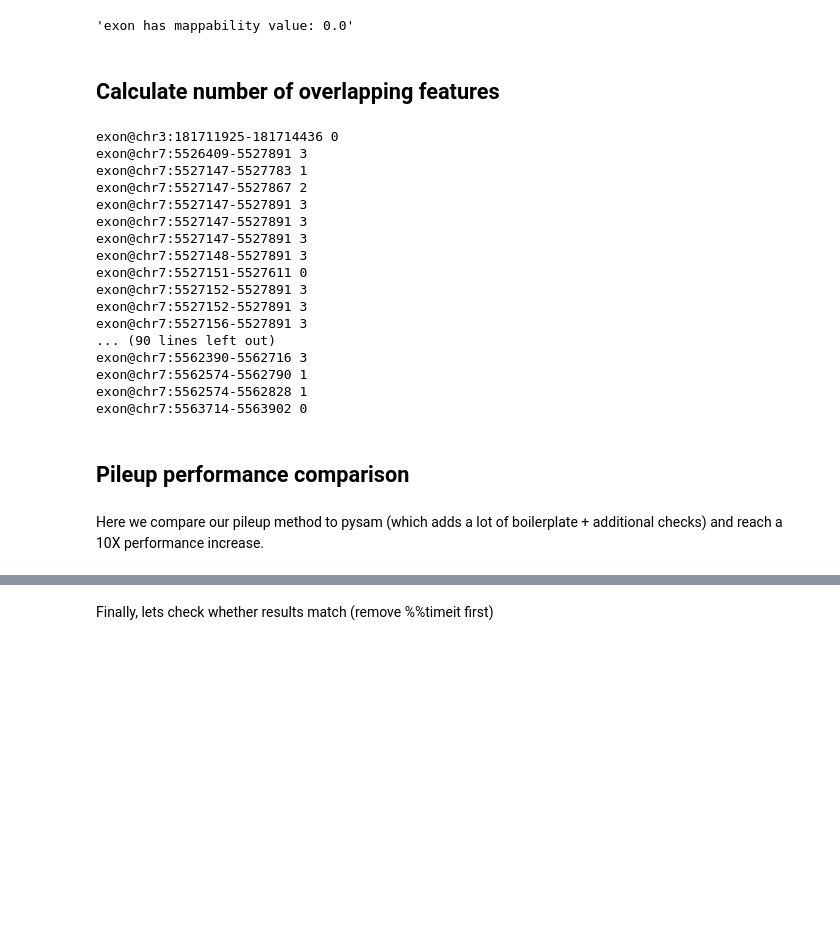
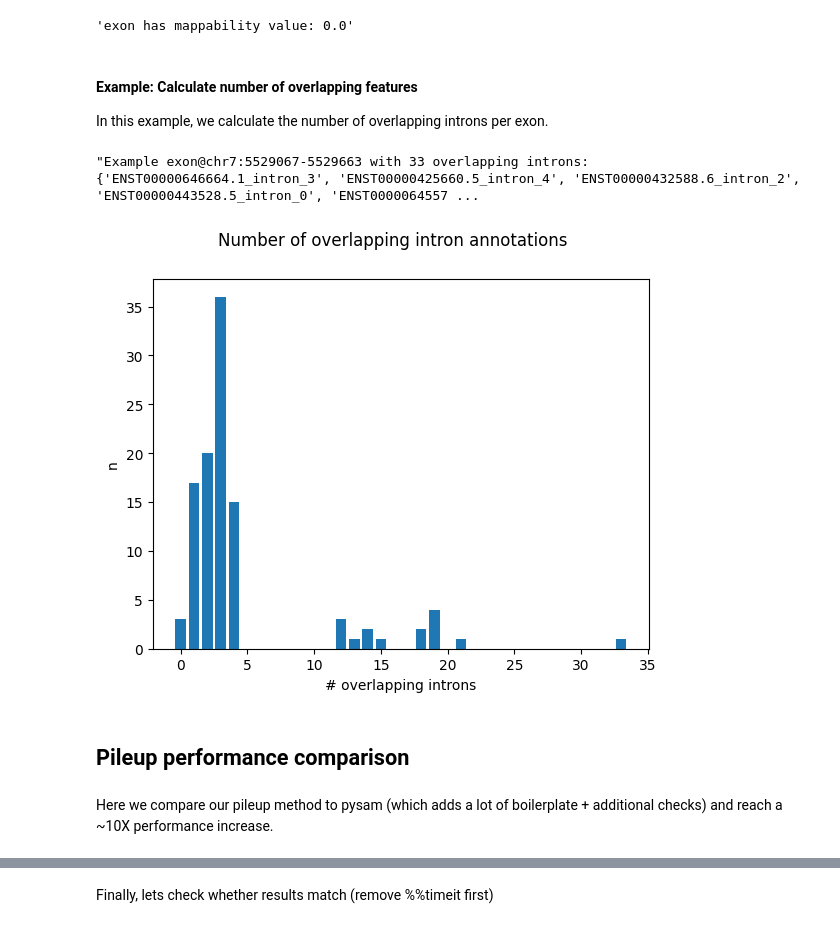
Before and after one commit to popitsch/rnalib, a Jupyter notebook: notebooks/README.ipynb, the cells around one changed output, grey strips where cells are left out. Drawn from its saved outputs; the diff is of its cells as text; code cells hidden in the pictures; blank space fills up the shorter version.

Commit message:
updated test data; added utility functions and tests; added generic GFF format

```diff
--- a/notebooks/README.ipynb
+++ b/notebooks/README.ipynb
@@ -171,7 +182,7 @@ display(stats)
 A common practice of many genomics applications is to break up analyses into continuous blocks (genomic intervals or tiles), e.g., to parallelize computation or just to deal with large datasets. Splitting a reference dict (i.e., a genome representation) into such blocks can easily be done using its `iter_blocks()` method. Iterating over a large BAM file, handling non-overlapping genomic intervals, for example, can be done as follow:
 # %%
 stats=Counter()
-with open_file_obj('testdata/small_example.bam') as bam:
+with open_file_obj('testdata/bam/small_example.bam') as bam:
     # we iterate of blocks (genomic intervals) with a maximum size of 100Mio bases
     for block in get_reference_dict(bam).iter_blocks(int(1e8)):
         # This BAM file was mapped to a GRCh37 version with chromosome names that were not prefixed by 'chr'.
@@ -230,12 +241,12 @@ Closing iterator <pygenlib.iterators.VcfIterator object at 0x...>
 # %%
 # Annotate all intervals in a BED file with sum of scores from a bedgraph file; supports bedgraph intervals >1bp: score contribution
 # is calculated from the interval overlap
-bed_file = 'testdata/test.bed.gz'
-bedg_file = 'testdata/test.bedgraph.gz'
+bed_file = 'testdata/bed/test.bed.gz'
+bedg_file = 'testdata/bed/test.bedgraph.gz'
 
 # overlap with bedgraph file, calculate overlap and sum scores
 # NOTE this bedgraph file contains, e.g., an interval (1:7-10, 0.3)
 with AnnotationIterator(BedIterator(bed_file), BedGraphIterator(bedg_file), labels=['scores']) as it:
     for loc, i in it:
-        display(f"{i.anno.name}, sum:{sum([x.data*loc.overlap(x.location) for x in i.scores])}")
+        display(f"Annotation {i.anno.name}, sum:{sum([x.data*loc.overlap(x.location) for x in i.scores])}")
 # %% [output]
@@ -295,8 +308,8 @@ The following cells demonstrate some use cases.
 # %%
 # First, let's create a transcriptome containing dmel chromosome 2L annotation from a flybase annotation file.
 config = {
-        'genome_fa': 'testdata/dmel_r6.36.fa.gz',                          # genome FASTA
-        'annotation_gff': 'testdata/flybase.dmel-all-r6.51.sorted.gtf.gz', # Gene annotation GTF/GFF file
+        'genome_fa': 'testdata/fasta/dmel_r6.36.fa.gz',                          # genome FASTA
+        'annotation_gff': 'testdata/gff/flybase.dmel-all-r6.51.sorted.gtf.gz', # Gene annotation GTF/GFF file
         'annotation_flavour': 'flybase',                                   # flavour of the cnnotation file.
         'transcript_filter': {                                             # a simple filter that will include only annotations from 2L
             'included_chrom': ['2L']
@@ -304,5 +317,9 @@ config = {
         'load_sequences': True # load sequences from configured genome FASTA file
     }
 t = Transcriptome(config)
+# show some stats/debugging information
+display(t)
+display(t.get_struct())
+display(t.log)
 # %% [output]
 WARN: Input list have differing order of shared elements ['211000022278279', '211000022278436', '211000022278449', '211000022278760', '211000022279165', '211000022279188', '211000022279264', '21100002 ...
@@ -484,9 +547,9 @@ The following section demonstrates some use cases:
 # %%
 # First, let's instantiate a small transcriptome that contains only two human genes (ACTB and SOX2)
 config = {
-        'genome_fa': 'testdata/ACTB+SOX2.fa.gz',
+        'genome_fa': 'testdata/fasta/ACTB+SOX2.fa.gz',
         'genome_offsets': {'chr3': 181711825, 'chr7': 5526309},
-        'annotation_gff': 'testdata/gencode.v39.ACTB+SOX2.gff3.gz',
+        'annotation_gff': 'testdata/gff/gencode.v39.ACTB+SOX2.gff3.gz',
         'annotation_flavour': 'gencode',
         '#transcript_filter': {
             'included_tids': ['ENST00000473257.3']
@@ -532,40 +596,46 @@ display(f"exon has mappability value: {getattr(t.genes[0].transcript[0].exon[0],
 'gene has no mappability value: None'
 'exon has mappability value: 0.0'
 # %% [markdown]
-## Calculate number of overlapping features
+#### Example: Calculate number of overlapping features
+In this example, we calculate the number of overlapping introns per exon.
 # %%
 # Here we calculate the number of overlapping introns per exon.
 def count_anno(item):
     loc, (anno, overlapping) = item
     # Here we simply count the number of overlapping intron annotations but we could also group
     # by tx or gene, etc.
-    anno['overlapping_introns']=len(overlapping)
+    anno['n_overlapping_introns']=len(overlapping)
+    anno['overlapping_introns']=overlapping
 
 # now we can call the annotate method for all exons of this transcriptome and tell it to
 # annotate with all introns of this transcriptome. In the passed annotation method (count_anno) we
 # simply count the number of overlapping annotations (introns).
 # Its easy to check in IGV (loading the GFF3 file) whether the numbers are correct.
+t.clear_annotations()
 t.annotate(iterators=TranscriptomeIterator(t,feature_types=['intron']),
            fun_anno=count_anno,
            feature_types=['exon'])
-# print results
+
+# create histogram
+intron_hist=Counter()
 for ex in TranscriptomeIterator(t,feature_types=['exon']):
-    print(ex.location, ex.data['overlapping_introns'])
+    intron_hist[ex.data['n_overlapping_introns']]+=1
+#display(intron_hist)
+
+# plot histogram
+x, y = zip(*intron_hist.items())
+_=plt.bar(x,y)
+plt.xlabel("# overlapping introns")
+plt.ylabel("n")
+_=plt.suptitle("Number of overlapping intron annotations")
+
+# show one example with max number of overlapping introns
+# NOTE that there can be multiple introns per transcript that overlap with a given exon.
+for ex,info in TranscriptomeIterator(t,feature_types=['exon']):
+    if info.get('n_overlapping_introns', 0)==max(intron_hist):
+        tids = {i.parent.transcript_id for i,_ in info['overlapping_introns']}
+        display(f"Example {ex} with {info['n_overlapping_introns']} overlapping introns: { {i.feature_id for i,_ in info['overlapping_introns']} }, tids: {tids}")
+        break
 # %% [output]
-exon@chr3:181711925-181714436 0
-exon@chr7:5526409-5527891 3
-exon@chr7:5527147-5527783 1
-exon@chr7:5527147-5527867 2
-exon@chr7:5527147-5527891 3
-exon@chr7:5527147-5527891 3
-exon@chr7:5527147-5527891 3
-exon@chr7:5527148-5527891 3
-exon@chr7:5527151-5527611 0
-exon@chr7:5527152-5527891 3
-exon@chr7:5527152-5527891 3
-exon@chr7:5527156-5527891 3
-... (90 lines left out)
-exon@chr7:5562390-5562716 3
-exon@chr7:5562574-5562790 1
-exon@chr7:5562574-5562828 1
-exon@chr7:5563714-5563902 0
+"Example exon@chr7:5529067-5529663 with 33 overlapping introns: {'ENST00000646664.1_intron_3', 'ENST00000425660.5_intron_4', 'ENST00000432588.6_intron_2', 'ENST00000443528.5_intron_0', 'ENST0000064557 ...
+[figure, added]
@@ -574,7 +642,7 @@ exon@chr7:5563714-5563902 0
 # %% [markdown]
 ## Pileup performance comparison
 # %% [markdown]
-Here we compare our pileup method to pysam (which adds a lot of boilerplate + additional checks) and reach a 10X performance increase.
+Here we compare our pileup method to pysam (which adds a lot of boilerplate + additional checks) and reach a ~10X performance increase.
 # %%
 reg=gi('1',22377202,22429853)
 # %%
```
Also changed, not shown: parts of 38 cells of this notebook, 50 other files.
